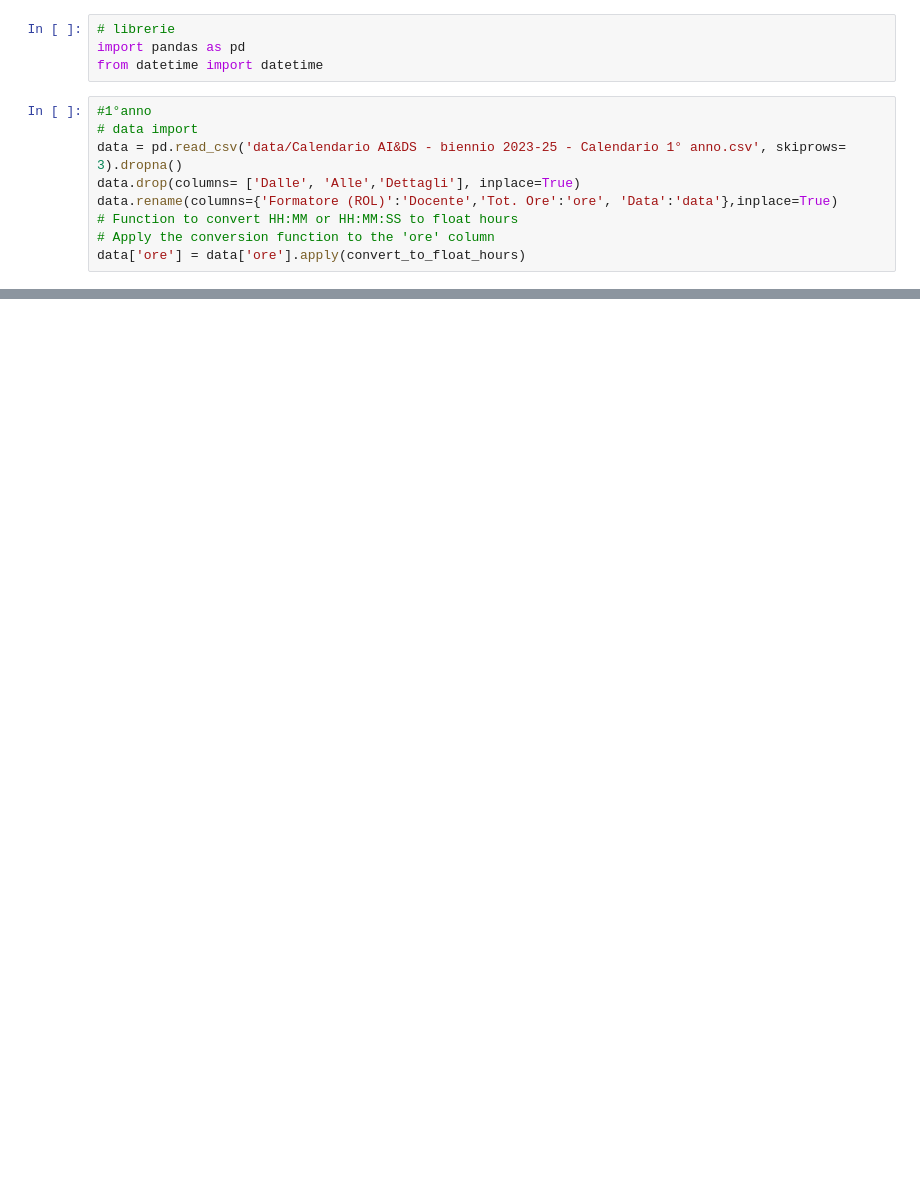
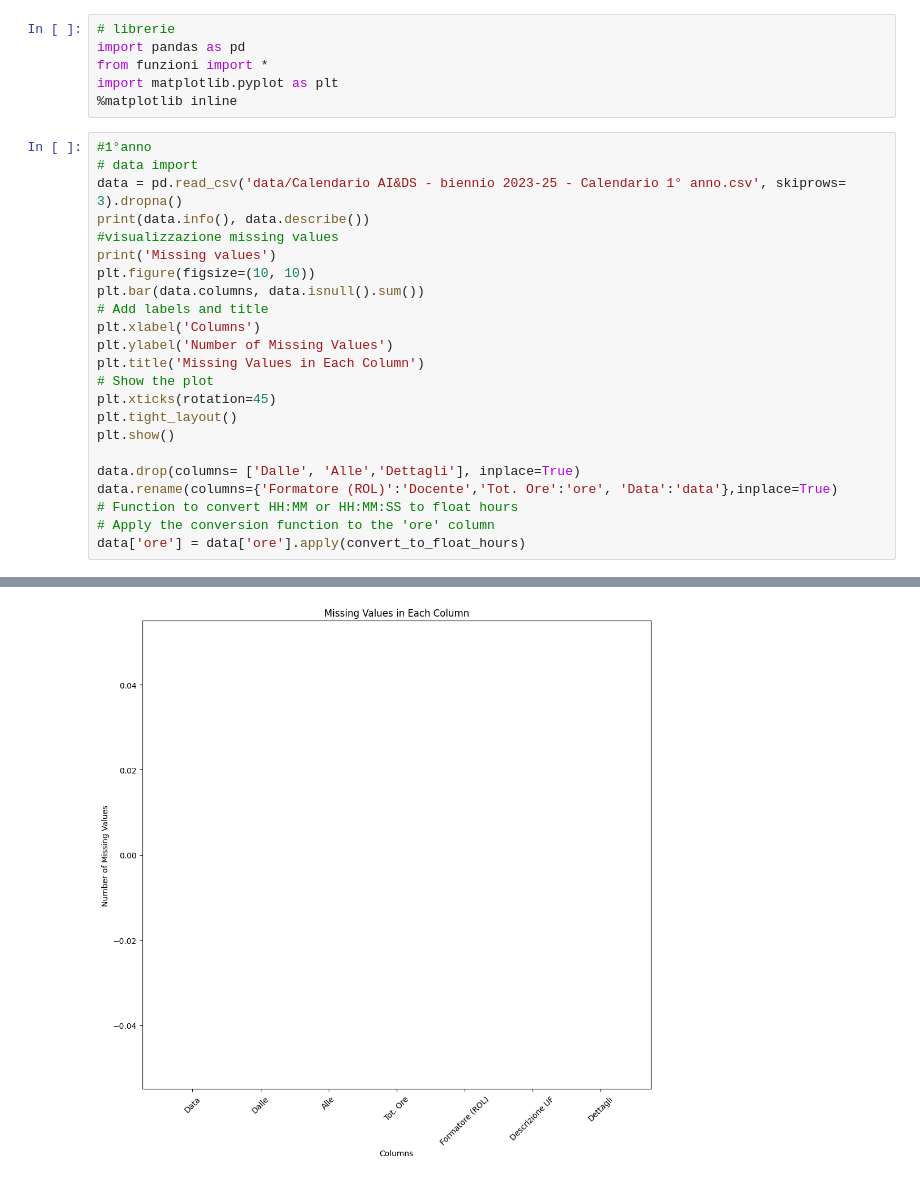
Before and after one commit to Svved/Streamlit-School-Dashboard, a Jupyter notebook: EDA-ETL.ipynb, the cells around one changed output, grey strips where cells are left out. Cells and saved outputs as stored; diff of their text form; blank space fills up the shorter version.

```diff
--- a/EDA-ETL.ipynb
+++ b/EDA-ETL.ipynb
@@ -1,11 +1,27 @@
 # %%
 # librerie
 import pandas as pd
-from datetime import datetime
+from funzioni import *
+import matplotlib.pyplot as plt
+%matplotlib inline
 # %%
 #1°anno
 # data import
 data = pd.read_csv('data/Calendario AI&DS - biennio 2023-25 - Calendario 1° anno.csv', skiprows= 3).dropna()
+print(data.info(), data.describe())
+#visualizzazione missing values
+print('Missing values')
+plt.figure(figsize=(10, 10))
+plt.bar(data.columns, data.isnull().sum())
+# Add labels and title
+plt.xlabel('Columns')
+plt.ylabel('Number of Missing Values')
+plt.title('Missing Values in Each Column')
+# Show the plot
+plt.xticks(rotation=45)
+plt.tight_layout()
+plt.show()
+
 data.drop(columns= ['Dalle', 'Alle','Dettagli'], inplace=True)
 data.rename(columns={'Formatore (ROL)':'Docente','Tot. Ore':'ore', 'Data':'data'},inplace=True)
 # Function to convert HH:MM or HH:MM:SS to float hours
@@ -16,3 +48,4 @@ NameError: name 'convert_to_float_hours' is not defined
+[figure, added]
 # %%
 # 2°anno
 # data import
```
Also changed, not shown: parts of 4 cells of this notebook, 4 other files.
